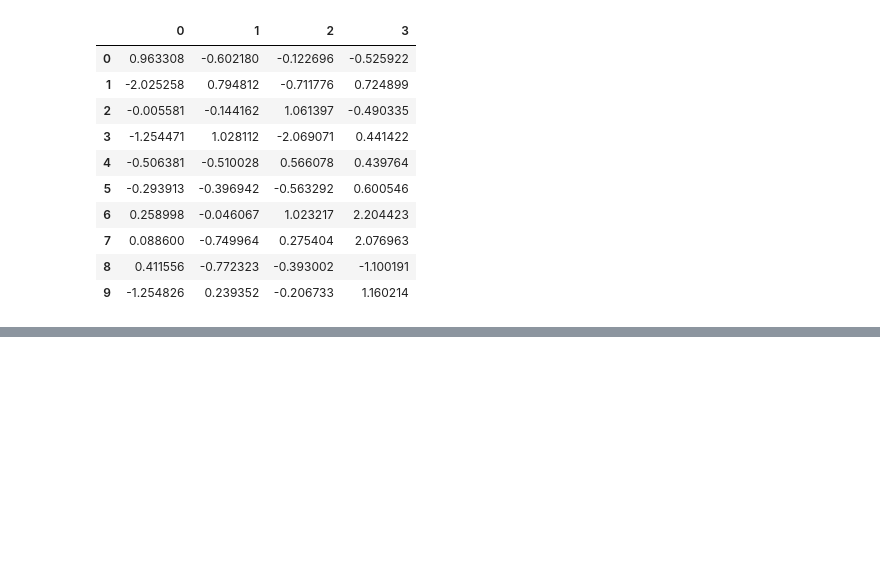
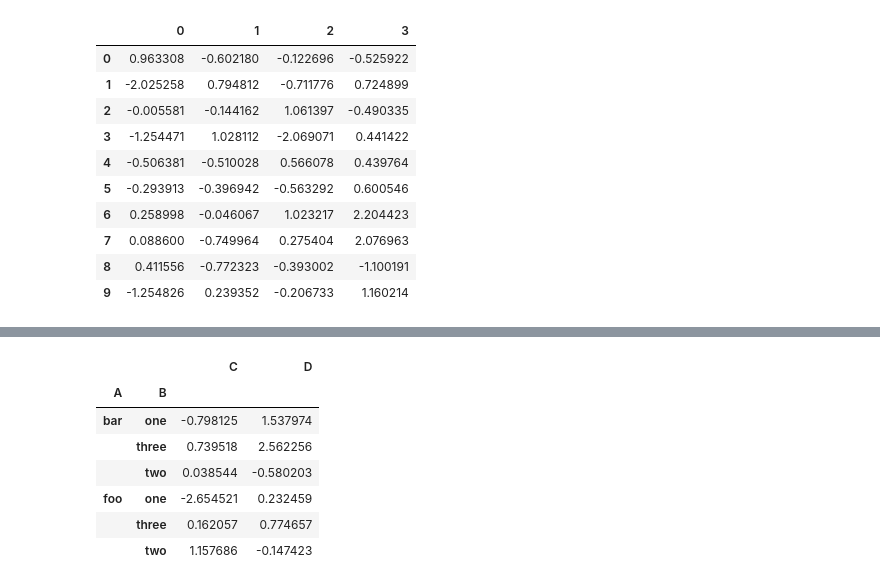
Before and after one commit to tomasz-te/Drafts, a Jupyter notebook: Pandas.ipynb, the cells around one changed output, grey strips where cells are left out. Saved outputs shown, nothing was run; the diff lists cells and outputs as text; code cells hidden in the pictures; blank space fills up the shorter version.

```diff
--- a/Pandas.ipynb
+++ b/Pandas.ipynb
@@ -491,0 +544,11 @@ pd.concat(parts)
+# %%
+df.groupby(['A','B']).sum()
+# %% [output]
+|  |  | C | D |
+| A | B |  |  |
+| bar | one | -0.798125 | 1.537974 |
+|  | three | 0.739518 | 2.562256 |
+|  | two | 0.038544 | -0.580203 |
+| foo | one | -2.654521 | 0.232459 |
+|  | three | 0.162057 | 0.774657 |
+|  | two | 1.157686 | -0.147423 |
```
Also changed, not shown: parts of 6 cells of this notebook.
